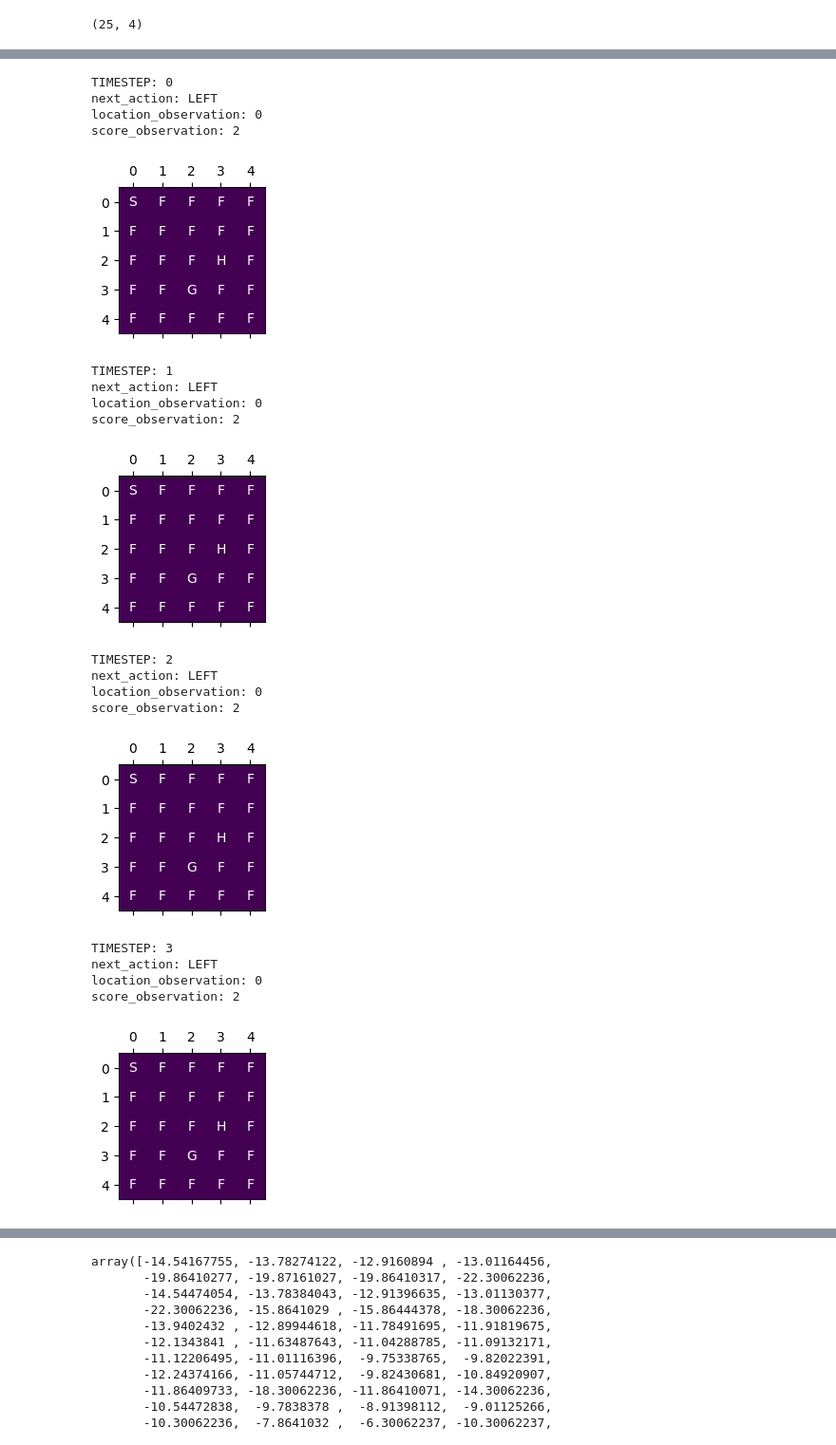
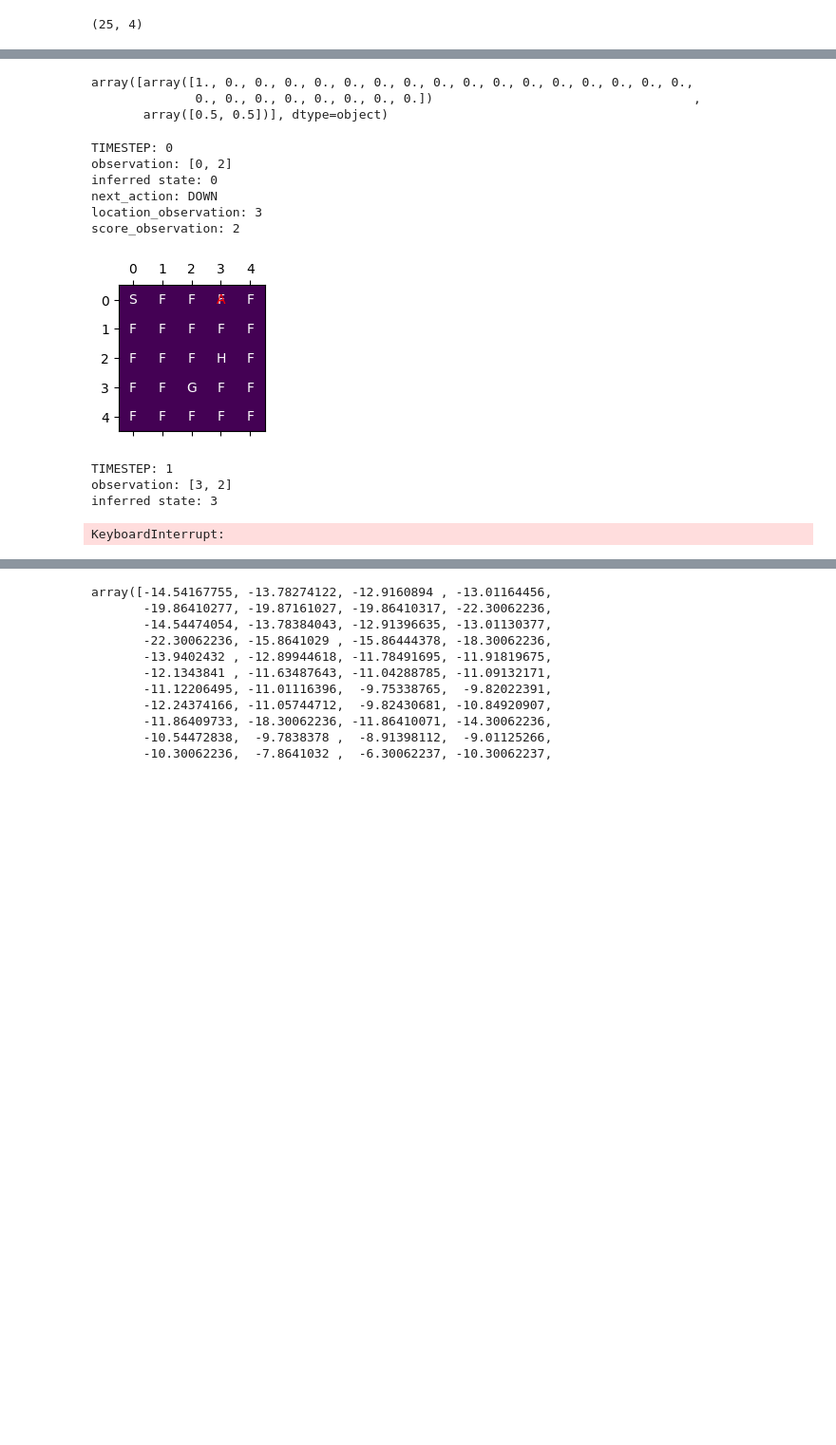
Before and after one commit to bioelectricity/pymdp, a Jupyter notebook: examples/frozen_lake_hard_mode.ipynb, the cells around one changed output, grey strips where cells are left out. Shown at 95% size. Cells and saved outputs as stored; diff of their text form; code cells hidden in the pictures; blank space fills up the shorter version.

```diff
--- a/examples/frozen_lake_hard_mode.ipynb
+++ b/examples/frozen_lake_hard_mode.ipynb
@@ -51,10 +50,14 @@ def plot_grid(grid_width, grid_height, position = 0):
     fig, ax = plt.subplots(figsize = (2,2))
     cax = ax.matshow(grid, cmap='viridis')
 
+    idx = 0
     # Labeling each cell with the corresponding integer, adjusted for zero-indexing
     for (i, j), val in np.ndenumerate(map_context_1):
         ax.text(j, i, str(val ), ha='center', va='center', color='white')
+        if idx == position:
+            ax.text(j, i, "A", ha='center', va='center', color='red')
+        idx +=1
     plt.show()
 
-plot_grid(grid_width, grid_height)
+plot_grid(grid_width, grid_height, 0)
 # %% [output]
@@ -125,11 +128,11 @@ A_score = np.zeros((len(score_obs), len(grid_location_states), len(context_names
 #for first context (Pos, Neg, Neutral)
 A_score[:,:,0] = np.array([[0,0,1]] * 25).T #
 A_score[:,17,0] = [1,0,0]
-A_score[:,14,0] = [0,1,0]
+A_score[:,13,0] = [0,1,0]
 
 #for second context
 A_score[:,:,1] = np.array([[0,0,1]] * 25).T
-A_score[:,14,1] = [1,0,0]
+A_score[:,13,1] = [1,0,0]
 A_score[:,17,1] = [0,1,0]
 
 A[1] = A_score
@@ -155,8 +158,6 @@ array([[[0.98, 0.98],
         [0.98, 0.98]]])
 # %%
 #Do we need to hardcode absorbing latent states in G and H?
-
-#location_action_names = [ "UP", "DOWN", "LEFT", "RIGHT"] #actions we can take
 
 #Initialize overall B
 
@@ -166,21 +167,23 @@ B = utils.obj_array(len(num_states))
 #9x9x4: [len(location), len(location), len(actions)]
 #depends on movement
 
+#location_action_names = ["UP", "RIGHT", "DOWN", "LEFT"] #, "STAY"]
+
 B_grid_movement = np.zeros((len(grid_location_states), len(grid_location_states), len(location_action_names))) #[observation modality, SF1, SF2]
-for i in range(25):
+for i in range(25): #initial state i
     B_grid_movement[:,i,0] = np.zeros(25)
     B_grid_movement[:,i,1] = np.zeros(25)
     B_grid_movement[:,i,2] = np.zeros(25)
     B_grid_movement[:,i,3] = np.zeros(25)
-    for j in range(25):
-        up_new_position = i - 5 if i > 5 else i
-        B_grid_movement[up_new_position,i,0] = 1
-        down_new_position = i + 5 if i < 20 else i
-        B_grid_movement[down_new_position,i,2] = 1
-        left_new_position = i if (i) % 5 == 0 else i - 1
-        B_grid_movement[left_new_position,i,2] = 1
-        right_new_position = i if (i + 1) % 5 == 0 else i + 1
-        B_grid_movement[right_new_position,i,1] = 1
+    #for j in range(25):
+    up_new_position = i - 5 if i >= 5 else i
+    B_grid_movement[up_new_position,i,0] = 1
+    down_new_position = i + 5 if i < 20 else i
+    B_grid_movement[down_new_position,i,2] = 1
+    left_new_position = i if (i) % 5 == 0 else i - 1
+    B_grid_movement[left_new_position,i,3] = 1
+    right_new_position = i if (i + 1) % 5 == 0 else i + 1
+    B_grid_movement[right_new_position,i,1] = 1
 
 B[0] = B_grid_movement
 
@@ -238,3 +306,9 @@ agent_zeta_omega = agent.Agent(A = A, B = B, C = C, D = D, policy_len = policy_l
+# %%
+D
+# %% [output]
+array([array([1., 0., 0., 0., 0., 0., 0., 0., 0., 0., 0., 0., 0., 0., 0., 0., 0.,
+              0., 0., 0., 0., 0., 0., 0., 0.])                                   ,
+       array([0.5, 0.5])], dtype=object)
 # %%
 #Auxiliary function that takes in agent and outputs score ... Environment step function will have two step
 def score_from_location(location):
@@ -254,7 +328,7 @@ from pymdp.envs.grid_worlds import GridWorldEnv
 from random import random
 import math
 
-env = GridWorldEnv(shape = [3,3], init_state=0)
+env = GridWorldEnv(shape = [grid_width, grid_height], init_state=0)
 
 T = 10
 
@@ -279,8 +353,10 @@ observation = [0, 2]
 
 for t in range(T):
     print(f"TIMESTEP: {t}")
+    print(f"observation: {observation}")
 
     qs = agent.infer_states(observation)
+    print(f"inferred state: {np.argmax(qs[0])}")
 
     q_pi, G = agent.infer_policies()
     next_action = agent.sample_action()
@@ -289,48 +365,41 @@ for t in range(T):
     location_observation = env.step(next_action)
     is_slippery = t + 2 % 3 == 0
     if is_slippery:
+        print("Slipping!")
         # replay the action to slip in the same direction
         location_observation = env.step(next_action)
     is_foggy = t + 1 % 3 == 0
     if is_foggy:
+        print("Fog!")
         location_observation = apply_foggy_location(location_observation)
 
     print(f"location_observation: {location_observation}")
     score_observation = score_from_location(location_observation)
     print(f"score_observation: {score_observation}")
     observation = [location_observation, score_observation]
 
 
     plot_grid(grid_width, grid_height, location_observation)
 
     if t > 0:
 
         agent.beta_omega, agent.beta_omega_prior = agent.update_omega()
         # print(f"Omega: {agent.beta_omega}")
 
         agent.beta_zeta, agent.beta_zeta_prior = agent.update_zeta(observation)
         # print(f"Zeta: {agent.beta_zeta}")
         # agent.gamma = agent.update_gamma()
 
         # print(f"Gamma: {agent.gamma}")
 # %% [output]
 TIMESTEP: 0
-next_action: LEFT
-location_observation: 0
+observation: [0, 2]
+inferred state: 0
+next_action: DOWN
+location_observation: 3
 score_observation: 2
-[figure, old version]
+[figure, new version]
 TIMESTEP: 1
-next_action: LEFT
-location_observation: 0
-score_observation: 2
+observation: [3, 2]
+inferred state: 3
-[figure, removed]
-TIMESTEP: 2
-next_action: LEFT
-location_observation: 0
-score_observation: 2
+KeyboardInterrupt:
-[figure, removed]
-TIMESTEP: 3
-next_action: LEFT
-location_observation: 0
-score_observation: 2
-[figure, removed]
```
Also changed, not shown: parts of 7 cells of this notebook.
